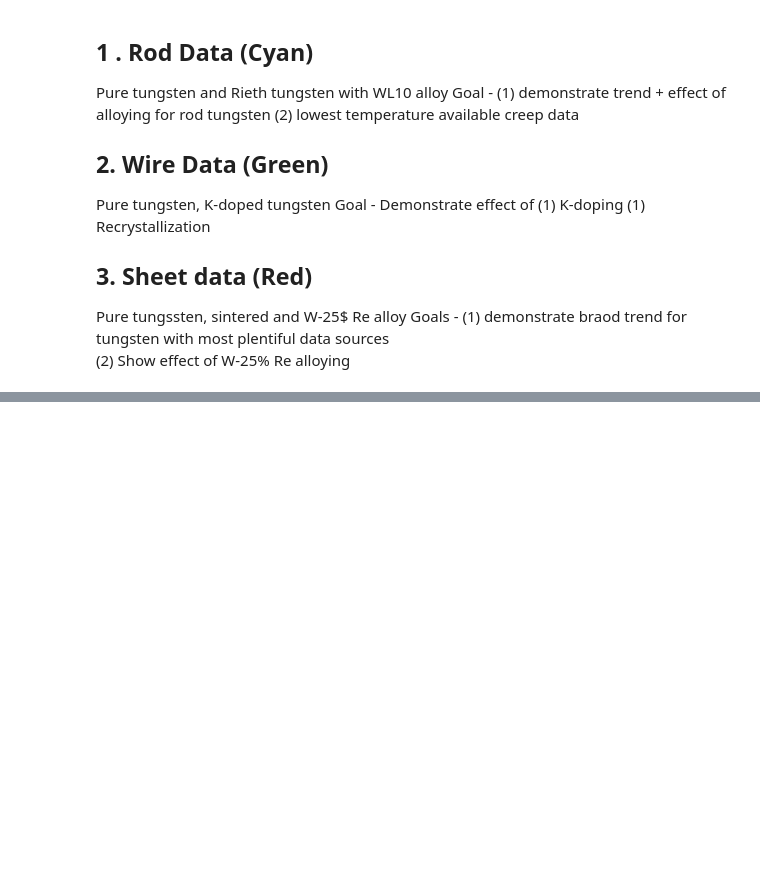
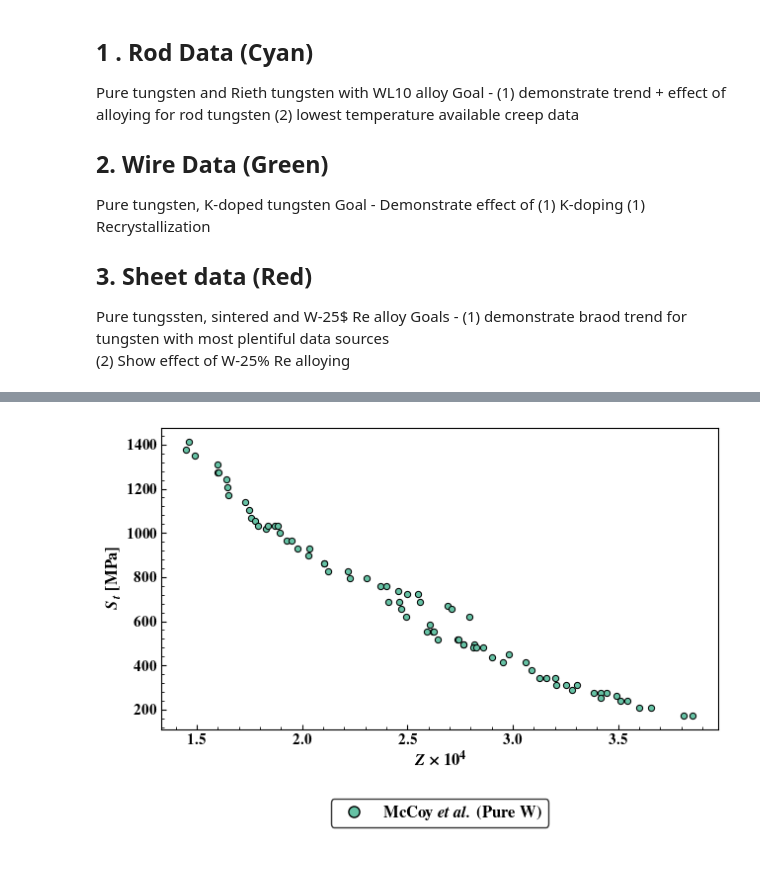
Before and after one commit to ml-ME-gatech/modeling_tungsten, a Jupyter notebook: engineering_models/modeling/creep_comparisons.ipynb, the cells around one changed output, grey strips where cells are left out. Cells and saved outputs as stored; diff of their text form; code cells hidden in the pictures; blank space fills up the shorter version.

Commit message:
Finished Creep Modeling
Developed Model for creep and finished subsequent analysis.

```diff
--- a/engineering_models/modeling/creep_comparisons.ipynb
+++ b/engineering_models/modeling/creep_comparisons.ipynb
@@ -507,0 +636,85 @@ KeyError: 'Linear Creep Rate (min^-1)'
+# %%
+from matplotlib.lines import Line2D
+
+files = ['McCoy/PureWWire.csv']
+
+labels = ['McCoy et al. (Pure W)']
+
+fig, ax_ = plt.subplots(2, 1, figsize=(6.5, 4.5),height_ratios= [1,0.2])
+ax,lax = ax_
+setup_axis_default(ax)
+
+markers = ['o','s','h','^','D','d']
+colors = list(plt.get_cmap('Set2')(np.linspace(0, 1, len(files))))
+param_est = []
+for file,marker,label,color in zip(files,markers,labels,colors):
+
+    data = pd.read_csv(paths.CREEP_DATA / file,header = 0,na_values = ['-'])
+    data = get_creep_rupture_data(data)
+
+    print(data.head())
+    data.dropna(inplace = True)
+
+    model = LarsonMillerPowerLaw()
+    model.fit(
+        t = data['Rupture Time [s]'],
+        T = data['Temperature [C]'],
+        S_t = data['Stress [MPa]'],
+    )
+
+    lmp = model.lmp(
+        t = data['Rupture Time [s]'],
+        T = data['Temperature [C]'],
+        C = model.C
+    )
+
+    lmp_plot = np.linspace(
+        lmp.min(),
+        lmp.max(),
+        100
+    )
+
+    St_plot,St_conf_int  = model.predict_from_lmp(
+        Z = lmp_plot,
+        conf_int = True,
+        alpha = 0.5
+    )
+
+    lmp,lmp_conf = model.get_lmp(
+    t = data['Rupture Time [s]'],
+    T = data['Temperature [C]'],
+    conf_int = True
+    )
+
+    ax.scatter(
+        lmp/10**4, data['Stress [MPa]'],
+        label = label,
+        color = color,
+        s = 20,
+        edgecolor = 'k',
+        marker = marker,
+        lw = 0.75
+    )
+
+
+    pconf = model.param_confint(alpha = 0.05)
+    params = pd.concat([model.params().rename('LS').to_frame(),pconf],axis = 1)
+    print(label)
+    print(params)
+    print('')
+
+legend = lax.legend(
+    handles = [Line2D([], [], marker=marker, color='w', label= r'\textbf{' + label.replace('et al.',r'\textit{et al.}') + '}',
+                      markerfacecolor=color, markersize=8,markeredgecolor = 'k') for marker,color,label in zip(markers,colors,labels)],
+                      loc = 'center',ncols = 2,fontsize = 12
+)
+frame = legend.get_frame()
+frame.set_linewidth(1.)
+frame.set_edgecolor('k')
+lax.axis('off')
+
+ax.set_xlabel(r"$Z \times 10^4$",fontsize = 12)
+ax.set_ylabel(r"\textbf{$S_t$ [MPa]}",fontsize = 12)
+
+fig.tight_layout()
+# %% [output]
@@ -507,0 +732 @@ KeyError: 'Linear Creep Rate (min^-1)'
+[figure, added]
```
Also changed, not shown: parts of 13 cells of this notebook, 40 other files.
